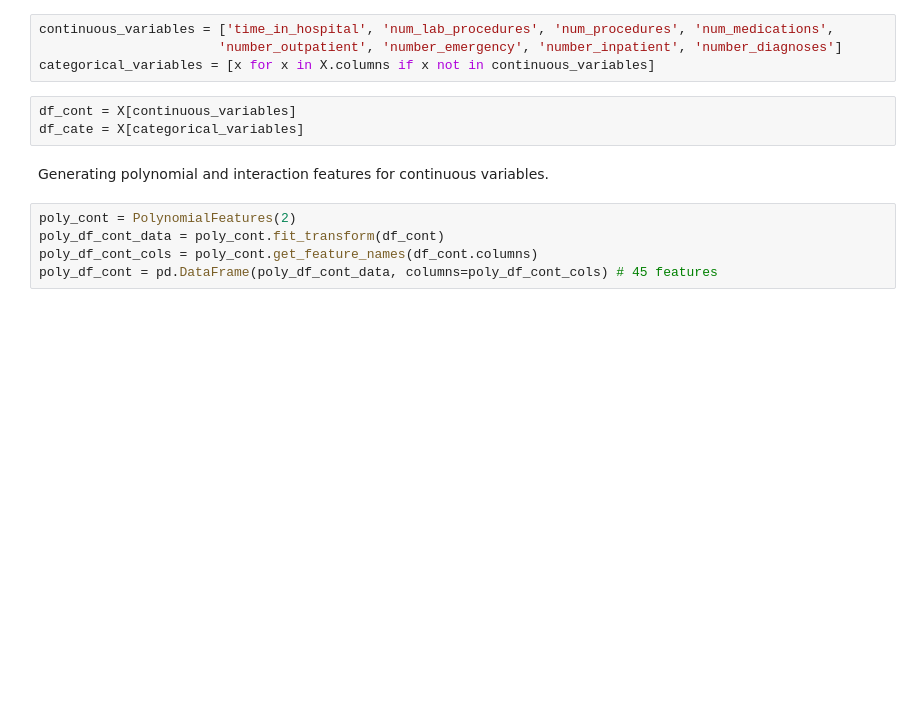
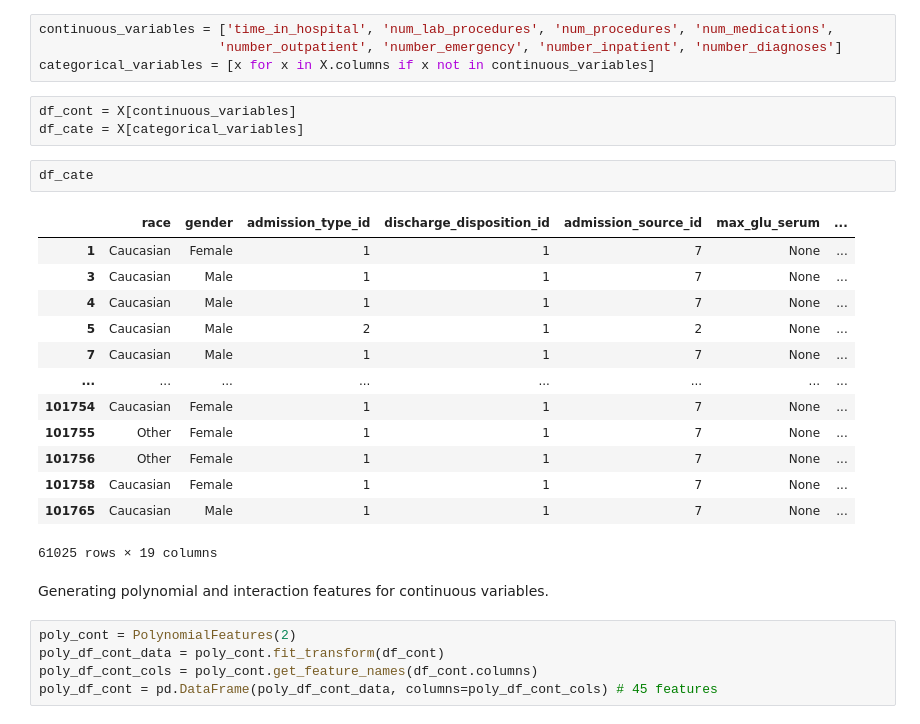
Before and after one commit to ArenCarpenter/Diabetes_Hospitalizations, a Jupyter notebook: Diabetes_Hospitalizations.ipynb, the cells around one changed output. Cells and saved outputs as stored; diff of their text form; blank space fills up the shorter version.

```diff
--- a/Diabetes_Hospitalizations.ipynb
+++ b/Diabetes_Hospitalizations.ipynb
@@ -298,6 +310,22 @@ categorical_variables = [x for x in X.columns if x not in continuous_variables]
 # %%
 df_cont = X[continuous_variables]
 df_cate = X[categorical_variables]
+# %%
+df_cate
+# %% [output]
+|  | race | gender | admission_type_id | discharge_disposition_id | admission_source_id | max_glu_serum | ... |
+| 1 | Caucasian | Female | 1 | 1 | 7 | None | ... |
+| 3 | Caucasian | Male | 1 | 1 | 7 | None | ... |
+| 4 | Caucasian | Male | 1 | 1 | 7 | None | ... |
+| 5 | Caucasian | Male | 2 | 1 | 2 | None | ... |
+| 7 | Caucasian | Male | 1 | 1 | 7 | None | ... |
+| ... | ... | ... | ... | ... | ... | ... | ... |
+| 101754 | Caucasian | Female | 1 | 1 | 7 | None | ... |
+| 101755 | Other | Female | 1 | 1 | 7 | None | ... |
+| 101756 | Other | Female | 1 | 1 | 7 | None | ... |
+| 101758 | Caucasian | Female | 1 | 1 | 7 | None | ... |
+| 101765 | Caucasian | Male | 1 | 1 | 7 | None | ... |
+61025 rows × 19 columns
 # %% [markdown]
 Generating polynomial and interaction features for continuous variables.
 # %%
```
Also changed, not shown: parts of 5 cells of this notebook, 2 other files.
